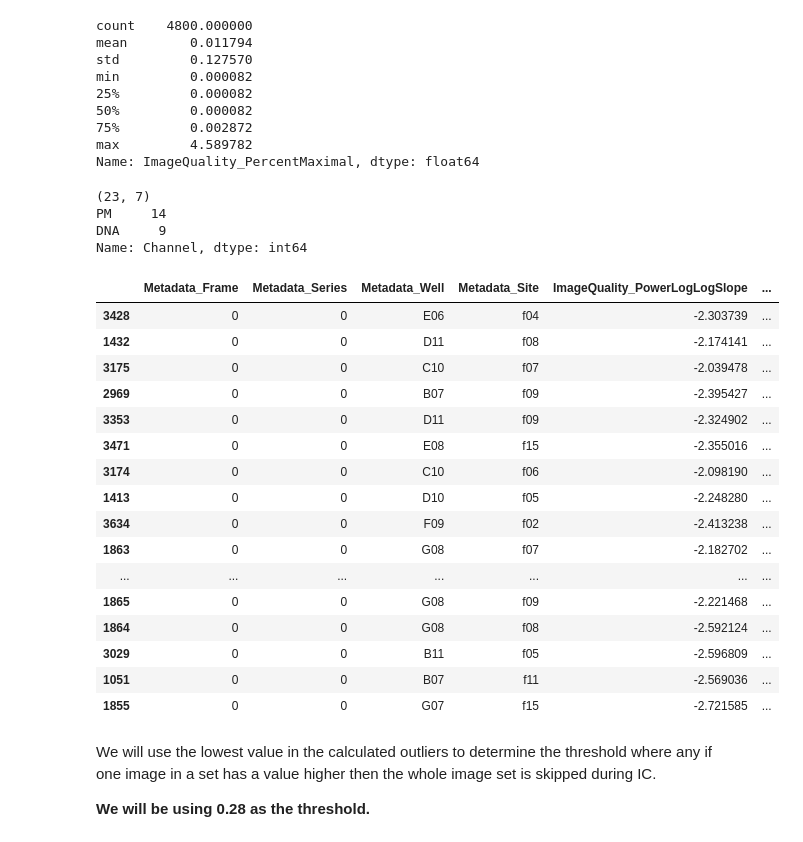
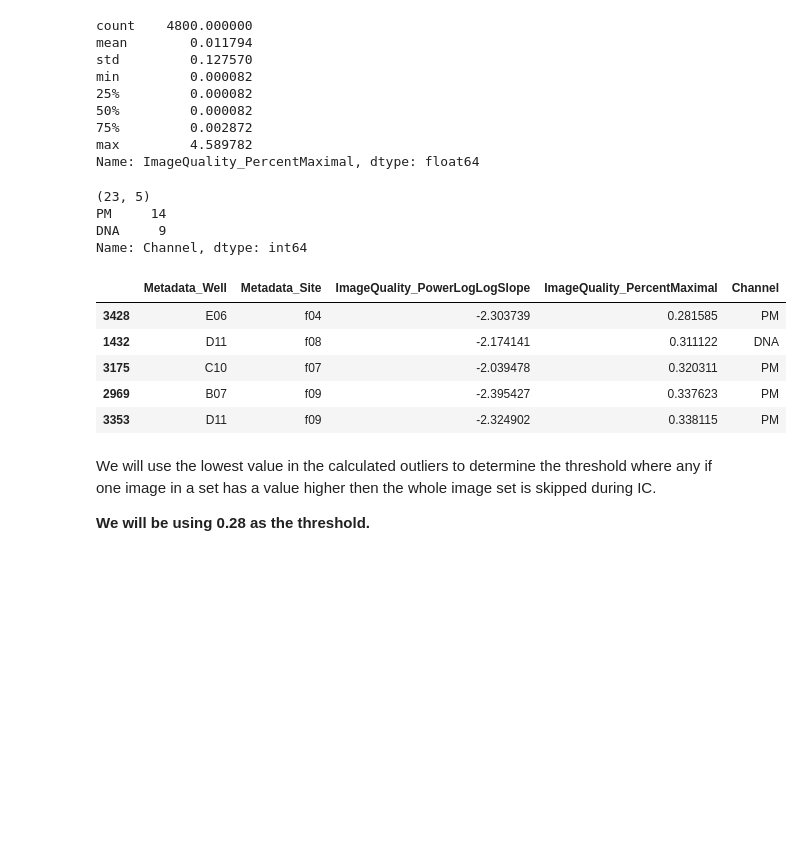
Before and after one commit to WayScience/cellpainting_predicts_cardiac_fibrosis, a Jupyter notebook: 1.preprocessing_data/1.evaluate_qc.ipynb, the cells around one changed output. Saved outputs shown, nothing was run; the diff lists cells and outputs as text; code cells hidden in the pictures; blank space fills up the shorter version.

```diff
--- a/1.preprocessing_data/1.evaluate_qc.ipynb
+++ b/1.preprocessing_data/1.evaluate_qc.ipynb
@@ -52,7 +52,7 @@ qc_df.head()
 channels = ["Actin", "DNA", "ER", "PM", "Mito"]
 
 # Create DataFrames for each channel with all Metadata columns
-Actin_df = qc_df.filter(like="Metadata_").copy()
+Actin_df = qc_df.filter(like="Metadata_").drop(columns=["Metadata_Series", "Metadata_Frame"]).copy()
 DNA_df = Actin_df.copy()
 ER_df = Actin_df.copy()
 PM_df = Actin_df.copy()
@@ -135,44 +135,33 @@ Name: ImageQuality_PercentMaximal, dtype: float64
 # %%
 # Calculate Z-scores for the column
 z_scores = zscore(df['ImageQuality_PercentMaximal'])
 
 # Set a threshold for Z-scores (adjust as needed for number of standard deviations away from the mean)
 threshold_z = 2
 
 # Identify outlier rows based on Z-scores greater than as to identify whole images with abnormally high saturated pixels
 outliers = df[abs(z_scores) > threshold_z]
 
 # Remove any outliers detected in other channels (currently we have concluded that those other channels don't detect artifacts)
 outliers = outliers[(outliers['Channel'] == 'DNA') | (outliers['Channel'] == 'PM')]
 
 # Save outliers data frame to view in report
 outliers.to_csv("./qc_results/qc_outliers.csv")
 
 print(outliers.shape)
 print(outliers['Channel'].value_counts())
-outliers.sort_values(by='ImageQuality_PercentMaximal')
+outliers.sort_values(by='ImageQuality_PercentMaximal').head()
 # %% [output]
-(23, 7)
+(23, 5)
 PM     14
 DNA     9
 Name: Channel, dtype: int64
-|  | Metadata_Frame | Metadata_Series | Metadata_Well | Metadata_Site | ImageQuality_PowerLogLogSlope | ... |
-| 3428 | 0 | 0 | E06 | f04 | -2.303739 | ... |
-| 1432 | 0 | 0 | D11 | f08 | -2.174141 | ... |
-| 3175 | 0 | 0 | C10 | f07 | -2.039478 | ... |
-| 2969 | 0 | 0 | B07 | f09 | -2.395427 | ... |
-| 3353 | 0 | 0 | D11 | f09 | -2.324902 | ... |
-| 3471 | 0 | 0 | E08 | f15 | -2.355016 | ... |
-| 3174 | 0 | 0 | C10 | f06 | -2.098190 | ... |
-| 1413 | 0 | 0 | D10 | f05 | -2.248280 | ... |
-| 3634 | 0 | 0 | F09 | f02 | -2.413238 | ... |
-| 1863 | 0 | 0 | G08 | f07 | -2.182702 | ... |
-| ... | ... | ... | ... | ... | ... | ... |
-| 1865 | 0 | 0 | G08 | f09 | -2.221468 | ... |
-| 1864 | 0 | 0 | G08 | f08 | -2.592124 | ... |
-| 3029 | 0 | 0 | B11 | f05 | -2.596809 | ... |
-| 1051 | 0 | 0 | B07 | f11 | -2.569036 | ... |
-| 1855 | 0 | 0 | G07 | f15 | -2.721585 | ... |
+|  | Metadata_Well | Metadata_Site | ImageQuality_PowerLogLogSlope | ImageQuality_PercentMaximal | Channel |
+| 3428 | E06 | f04 | -2.303739 | 0.281585 | PM |
+| 1432 | D11 | f08 | -2.174141 | 0.311122 | DNA |
+| 3175 | C10 | f07 | -2.039478 | 0.320311 | PM |
+| 2969 | B07 | f09 | -2.395427 | 0.337623 | PM |
+| 3353 | D11 | f09 | -2.324902 | 0.338115 | PM |
 # %% [markdown]
 We will use the lowest value in the calculated outliers to determine the threshold where any if one image in a set has a value higher then the whole image set is skipped during IC.
 
```
Also changed, not shown: parts of 4 cells of this notebook, 7 other files.
